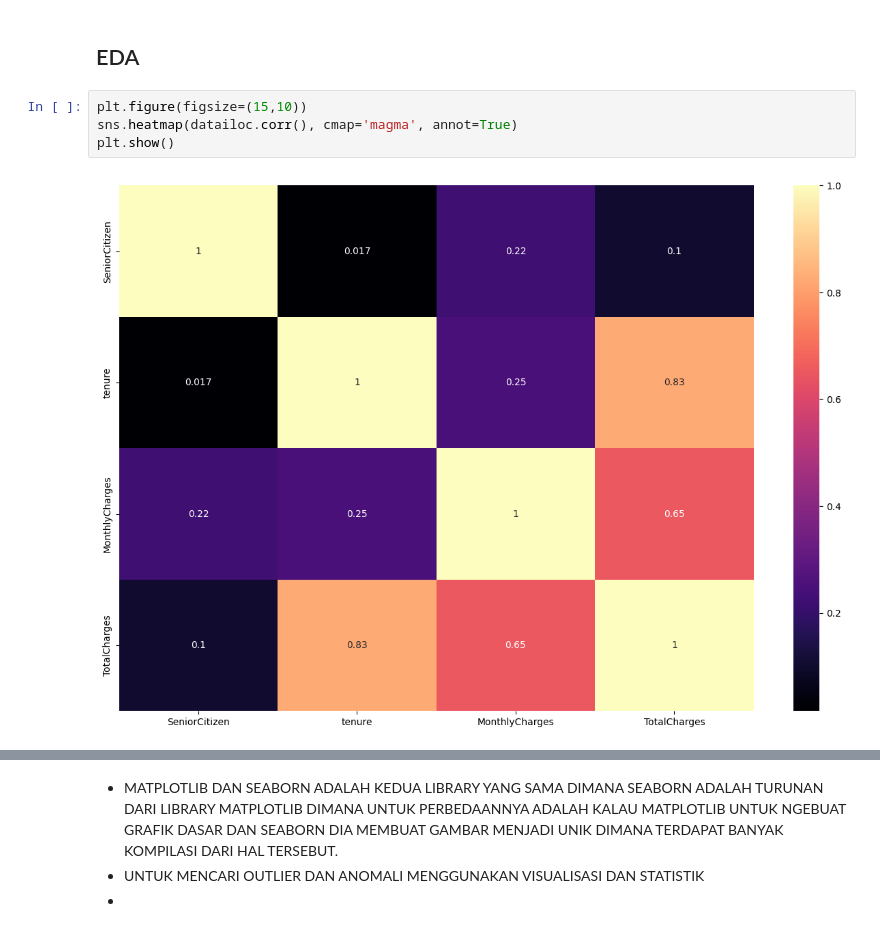
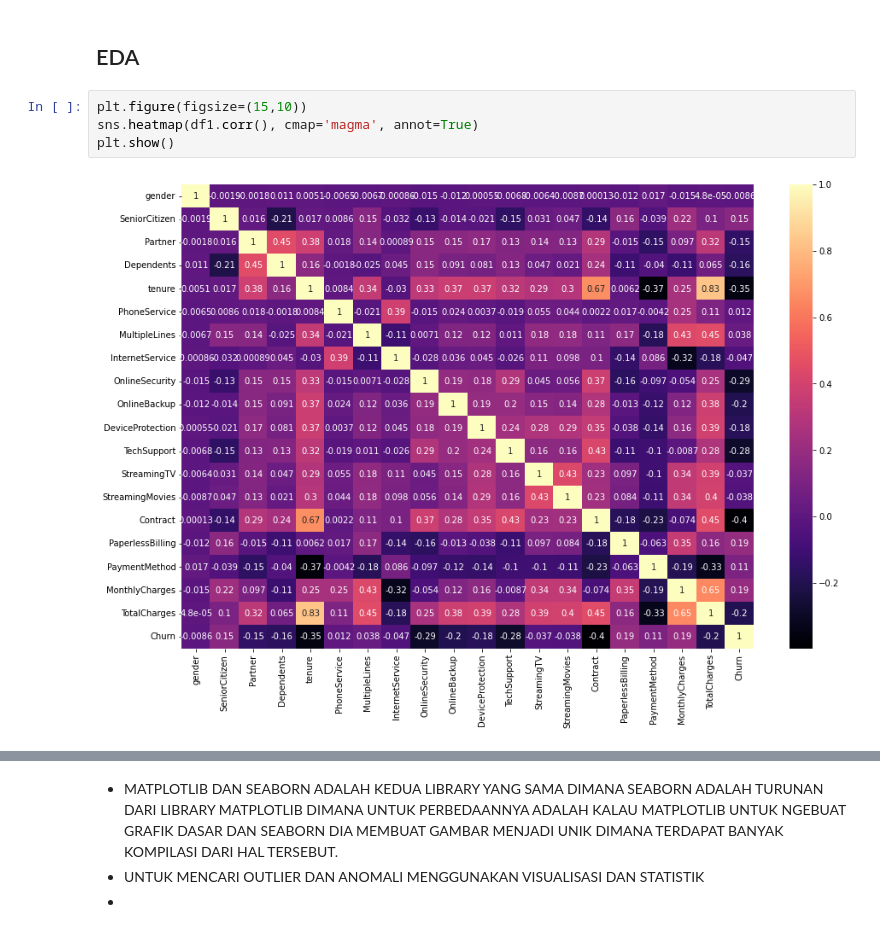
Before and after one commit to muh-hilmi/Tugas3_BD2, a Jupyter notebook: Tugas_TelcoChurn.ipynb, the cells around one changed output, grey strips where cells are left out. Cells and saved outputs as stored; diff of their text form.

```diff
--- a/Tugas_TelcoChurn.ipynb
+++ b/Tugas_TelcoChurn.ipynb
@@ -280,8 +280,8 @@ for feat in number_col:
 ## EDA
 # %%
 plt.figure(figsize=(15,10))
-sns.heatmap(datailoc.corr(), cmap='magma', annot=True)
+sns.heatmap(df1.corr(), cmap='magma', annot=True)
 plt.show()
 # %% [output]
-[figure, old version]
+[figure, new version]
 # %%
```
Also changed, not shown: parts of 5 cells of this notebook.
